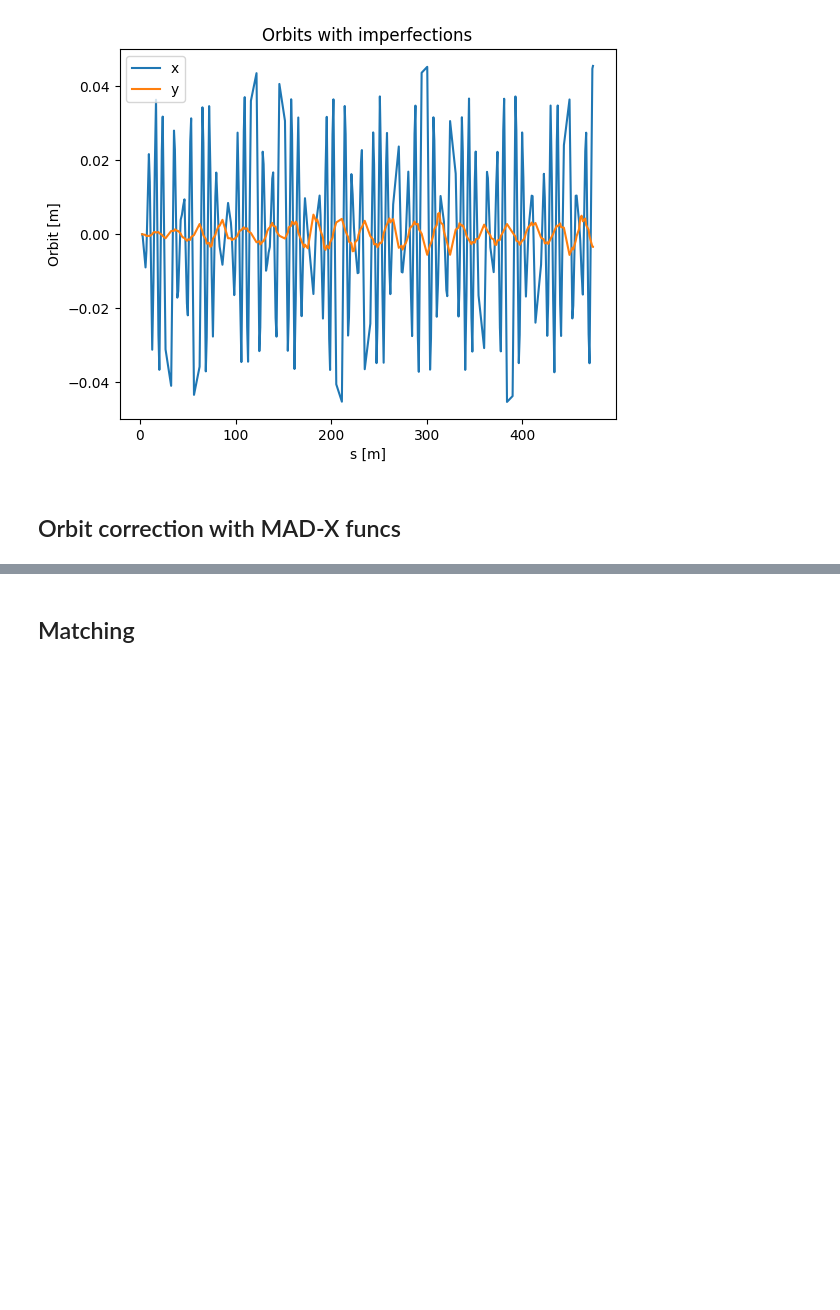
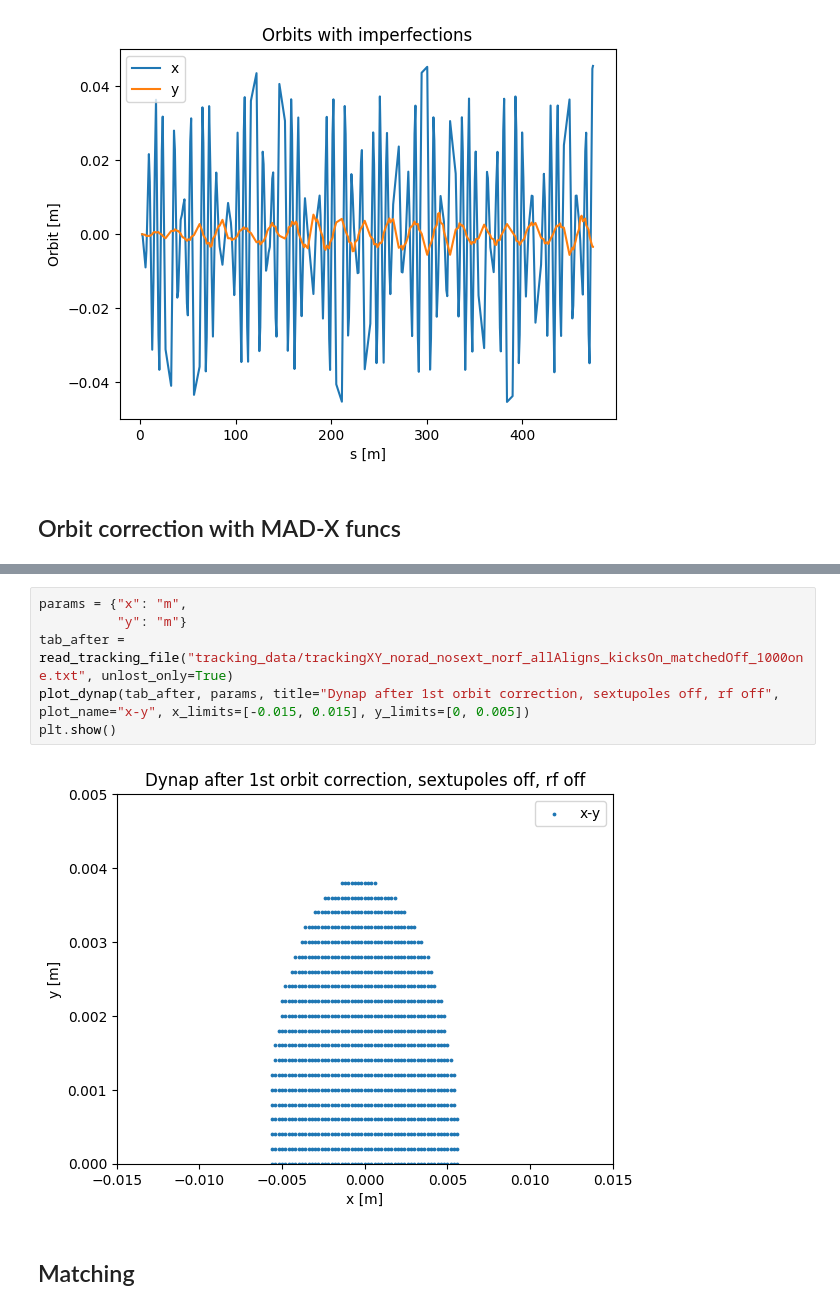
Before and after one commit to Rasimilian/SKIF-Lattice-Analysis, a Jupyter notebook: optics_closing.ipynb, the cells around one changed output, grey strips where cells are left out. Saved outputs shown, nothing was run; the diff lists cells and outputs as text; blank space fills up the shorter version.

```diff
--- a/optics_closing.ipynb
+++ b/optics_closing.ipynb
@@ -172,6 +196,14 @@ plt.show()
 # %% [output]
 [figure]
 [figure]
+# %%
+params = {"x": "m",
+          "y": "m"}
+tab_after = read_tracking_file("tracking_data/trackingXY_norad_nosext_norf_allAligns_kicksOn_matchedOff_1000one.txt", unlost_only=True)
+plot_dynap(tab_after, params, title="Dynap after 1st orbit correction, sextupoles off, rf off", plot_name="x-y", x_limits=[-0.015, 0.015], y_limits=[0, 0.005])
+plt.show()
+# %% [output]
+[figure, added]
 # %% [markdown]
 ## Matching
 # %%
```
Also changed, not shown: parts of 38 cells of this notebook.
